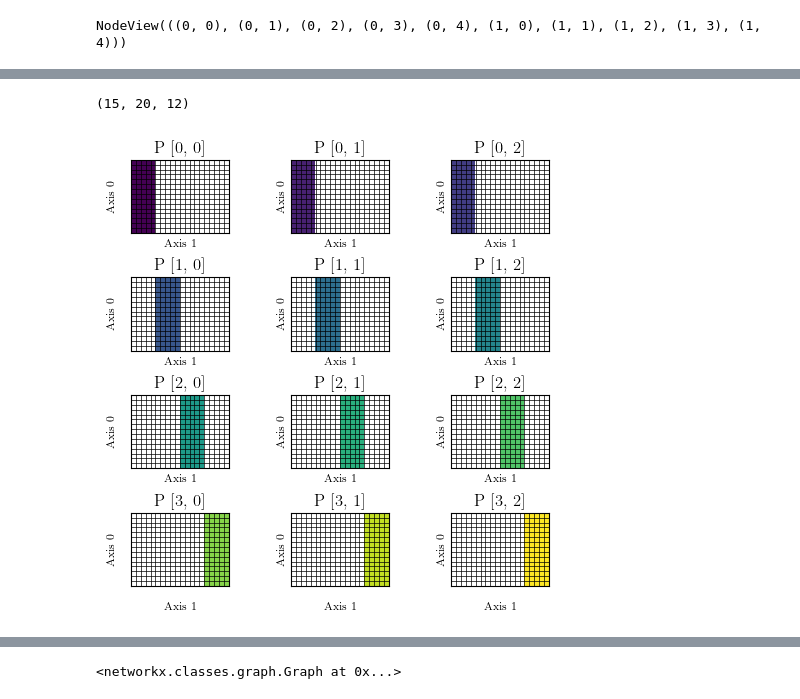
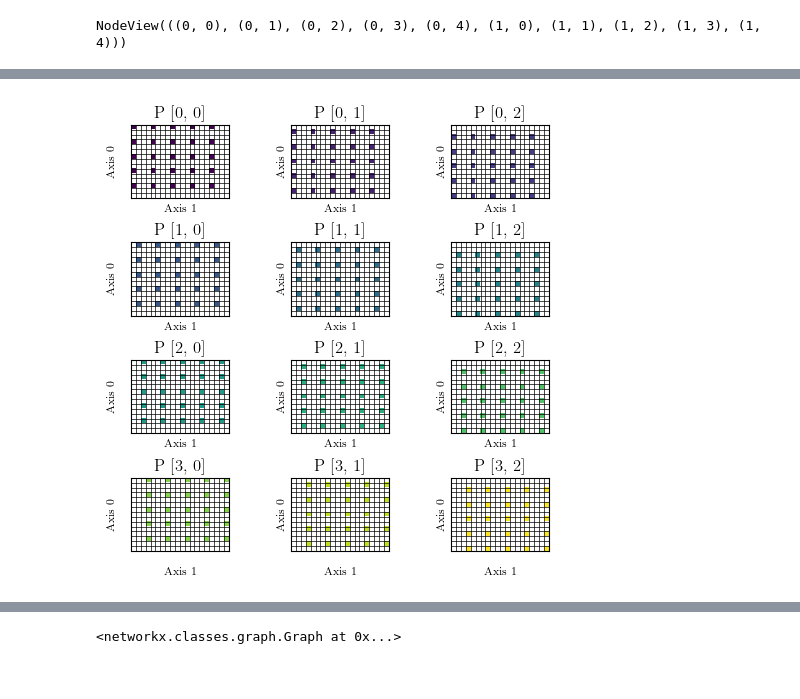
Before and after one commit to Helmholtz-AI-Energy/tensorcraft, a Jupyter notebook: notebooks/viz_basics.ipynb, the cells around one changed output, grey strips where cells are left out. Cells and saved outputs as stored; diff of their text form; code cells hidden in the pictures.

```diff
--- a/notebooks/viz_basics.ipynb
+++ b/notebooks/viz_basics.ipynb
@@ -53,27 +51,25 @@ ValueError: only one element tensors can be converted to Python scalars
 # %%
-mesh = tc.Shape((4, 3))
-d = tc.dist.MultiAxisDist(mesh, (tuple(), (0,)), (3, 0))
-tensor = tc.Tensor((15, 20), dist=d)
+mesh = torch.Size((4, 3))
+d = tc.dist.MultiAxisDist(mesh, ((1,), (0,)), (1, 1))
+tensor_shape = torch.Size((15, 20))
 
-processorArragement = tensor.dist.processorArrangement
-subplot_x = processorArragement[0]
+subplot_x = mesh[0]
 subplot_y = (
-    processorArragement[1] if len(d.processorArrangement) > 1 else 1
+    mesh[1] if len(mesh) > 1 else 1
 )
 
 fig = plt.figure(layout="constrained")
 gs = fig.add_gridspec(nrows=subplot_x, ncols=subplot_y)
 axs = gs.subplots(
     sharex=True,
     sharey=True,
 )
 
 for p in range(d.numProcessors):
 
     p_midx = d.getProcessorMultiIndex(p)
-    tc.viz.draw_2d_processor_view(axs[p_midx[0], p_midx[1]], tensor, p)
+    tc.viz.draw_2d_processor_view(axs[p_midx[0], p_midx[1]], tensor_shape, d, p)
 # %% [output]
-(15, 20, 12)
-[figure, old version]
+[figure, new version]
 # %%
 fig = plt.figure(layout="constrained")
```
Also changed, not shown: parts of 8 cells of this notebook, 8 other files.
